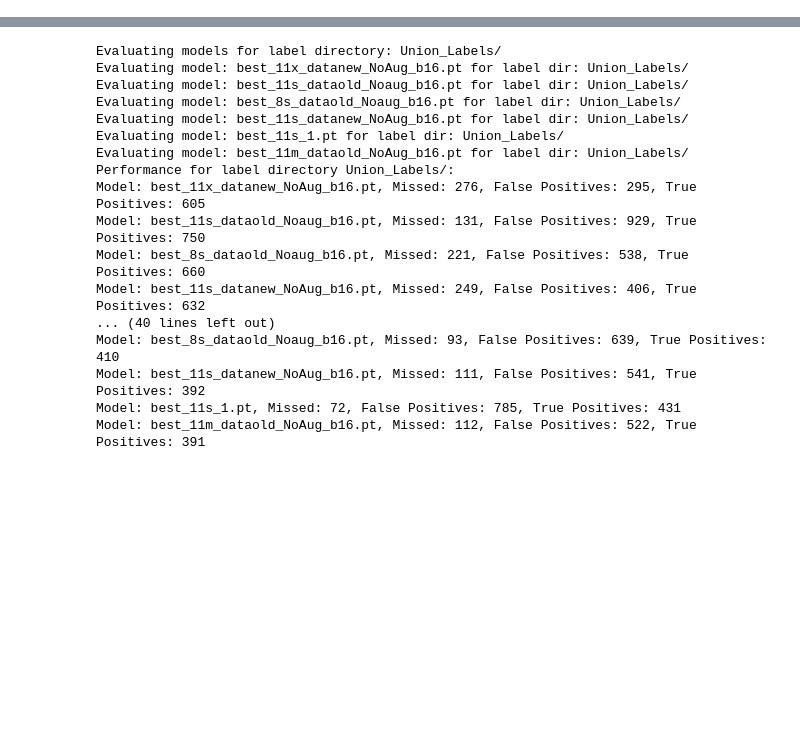
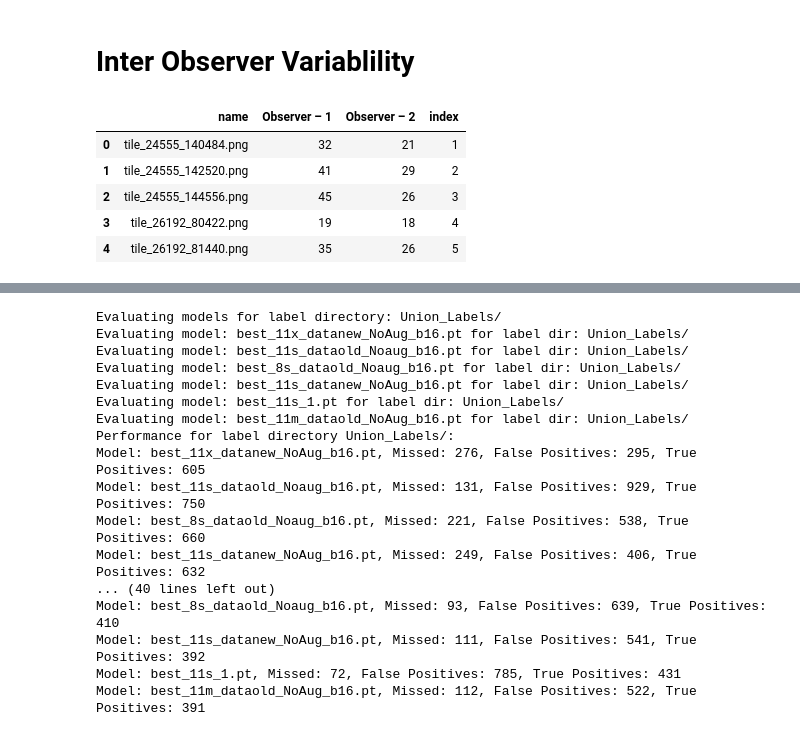
Before and after one commit to merlab/LungHistoNet, a Jupyter notebook: Eval/eval.ipynb, the cells around one changed output, grey strips where cells are left out. Saved outputs shown, nothing was run; the diff lists cells and outputs as text; code cells hidden in the pictures; blank space fills up the shorter version.

```diff
--- a/Eval/eval.ipynb
+++ b/Eval/eval.ipynb
@@ -9,3 +11,16 @@ import plotly.graph_objects as go
 from tqdm import tqdm
 import multiprocessing
 from functools import partial
+# %% [markdown]
+# Inter Observer Variablility
+# %%
+InterVar = pd.read_csv('CSV_Preds/InterVar.csv')
+InterVar['index'] = range(1, len(InterVar) + 1)
+InterVar.head()
+# %% [output]
+|  | name | Observer – 1 | Observer – 2 | index |
+| 0 | tile_24555_140484.png | 32 | 21 | 1 |
+| 1 | tile_24555_142520.png | 41 | 29 | 2 |
+| 2 | tile_24555_144556.png | 45 | 26 | 3 |
+| 3 | tile_26192_80422.png | 19 | 18 | 4 |
+| 4 | tile_26192_81440.png | 35 | 26 | 5 |
```
Also changed, not shown: parts of 9 cells of this notebook, 2 other files.
